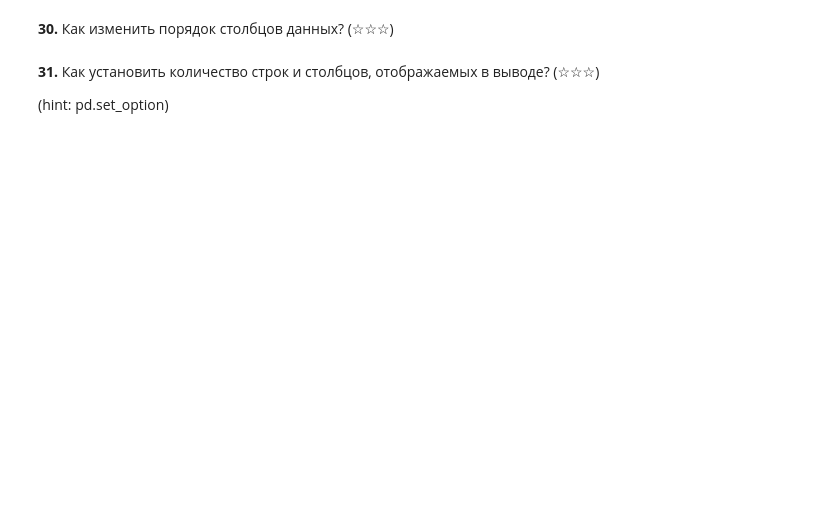
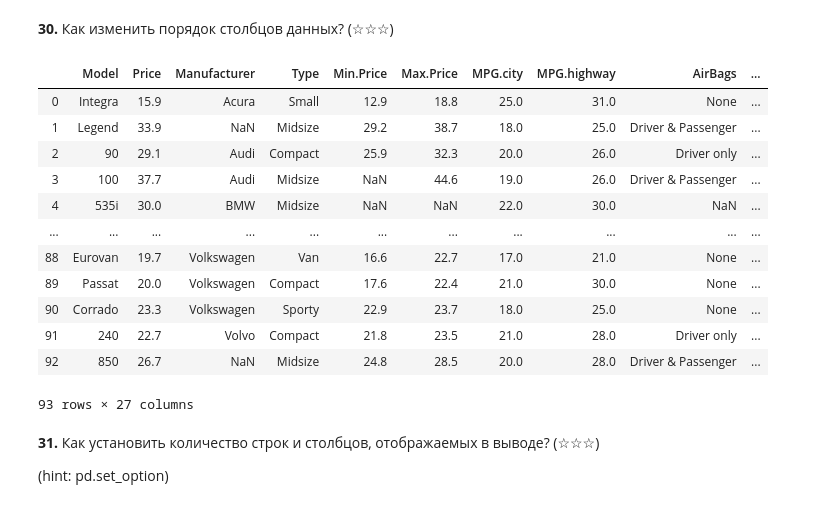
Before and after one commit to sarvensis/spython, a Jupyter notebook: semesterNo2/Homework1ML.ipynb, the cells around one changed output. Cells and saved outputs as stored; diff of their text form; code cells hidden in the pictures; blank space fills up the shorter version.

```diff
--- a/semesterNo2/Homework1ML.ipynb
+++ b/semesterNo2/Homework1ML.ipynb
@@ -598,7 +637,25 @@ df = pd.read_csv('https://raw.githubusercontent.com/selva86/datasets/master/Cars
 # %%
 df = pd.read_csv('https://raw.githubusercontent.com/selva86/datasets/master/Cars93_miss.csv')
 
 #your code
+df.reindex(columns=sorted(df.columns))
+# or
+left_order_column = ['Model', 'Price', 'Manufacturer']
+df[ left_order_column + [ col for col in df.columns if col not in left_order_column ] ]
+# %% [output]
+|  | Model | Price | Manufacturer | Type | Min.Price | Max.Price | MPG.city | MPG.highway | AirBags | ... |
+| 0 | Integra | 15.9 | Acura | Small | 12.9 | 18.8 | 25.0 | 31.0 | None | ... |
+| 1 | Legend | 33.9 | NaN | Midsize | 29.2 | 38.7 | 18.0 | 25.0 | Driver & Passenger | ... |
+| 2 | 90 | 29.1 | Audi | Compact | 25.9 | 32.3 | 20.0 | 26.0 | Driver only | ... |
+| 3 | 100 | 37.7 | Audi | Midsize | NaN | 44.6 | 19.0 | 26.0 | Driver & Passenger | ... |
+| 4 | 535i | 30.0 | BMW | Midsize | NaN | NaN | 22.0 | 30.0 | NaN | ... |
+| ... | ... | ... | ... | ... | ... | ... | ... | ... | ... | ... |
+| 88 | Eurovan | 19.7 | Volkswagen | Van | 16.6 | 22.7 | 17.0 | 21.0 | None | ... |
+| 89 | Passat | 20.0 | Volkswagen | Compact | 17.6 | 22.4 | 21.0 | 30.0 | None | ... |
+| 90 | Corrado | 23.3 | Volkswagen | Sporty | 22.9 | 23.7 | 18.0 | 25.0 | None | ... |
+| 91 | 240 | 22.7 | Volvo | Compact | 21.8 | 23.5 | 21.0 | 28.0 | Driver only | ... |
+| 92 | 850 | 26.7 | NaN | Midsize | 24.8 | 28.5 | 20.0 | 28.0 | Driver & Passenger | ... |
+93 rows × 27 columns
 # %% [markdown]
 **31\.** Как установить количество строк и столбцов, отображаемых в выводе? (☆☆☆)
 
```
Also changed, not shown: parts of 7 cells of this notebook.
